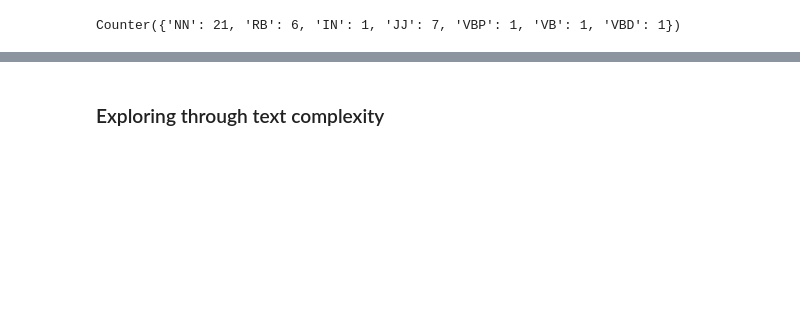
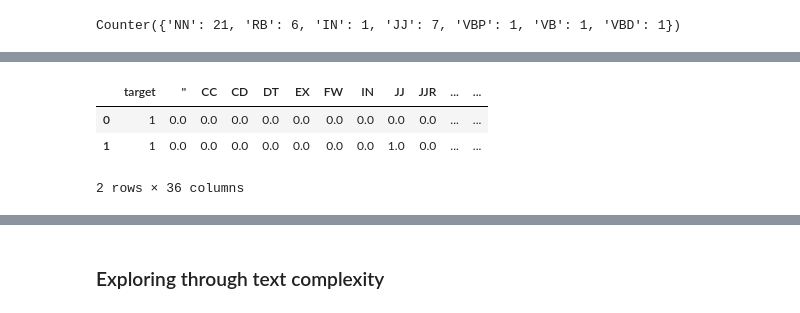
Before and after one commit to Atashnezhad/NLP_Proj2, a Jupyter notebook: Codes/P03_Exploratory data analysis.ipynb, the cells around one changed output, grey strips where cells are left out. Saved outputs shown, nothing was run; the diff lists cells and outputs as text; code cells hidden in the pictures; blank space fills up the shorter version.

```diff
--- a/Codes/P03_Exploratory data analysis.ipynb
+++ b/Codes/P03_Exploratory data analysis.ipynb
@@ -1055,0 +1085,8 @@ TypeError: 'int' object is not callable
+# %%
+pos_counts.insert(0, 'target',df_reddit['target'])
+pos_counts.head(2)
+# %% [output]
+|  | target | '' | CC | CD | DT | EX | FW | IN | JJ | JJR | ... | ... |
+| 0 | 1 | 0.0 | 0.0 | 0.0 | 0.0 | 0.0 | 0.0 | 0.0 | 0.0 | 0.0 | ... | ... |
+| 1 | 1 | 0.0 | 0.0 | 0.0 | 0.0 | 0.0 | 0.0 | 0.0 | 1.0 | 0.0 | ... | ... |
+2 rows × 36 columns
```
Also changed, not shown: parts of 13 cells of this notebook.
